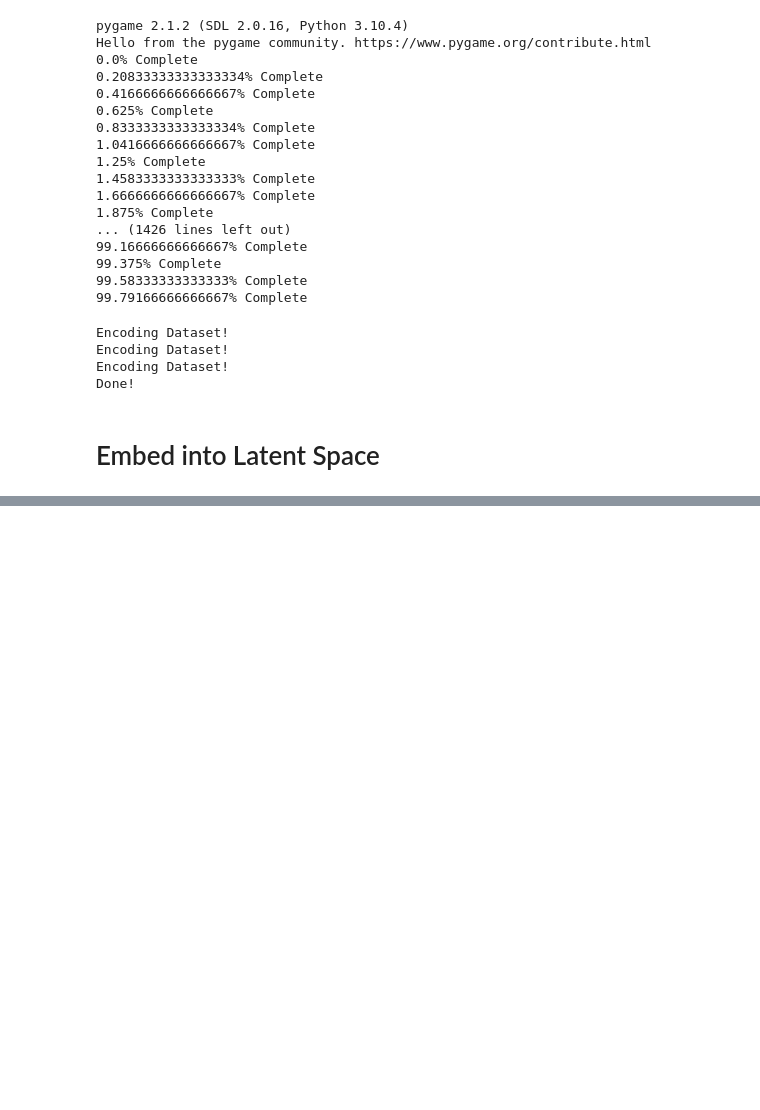
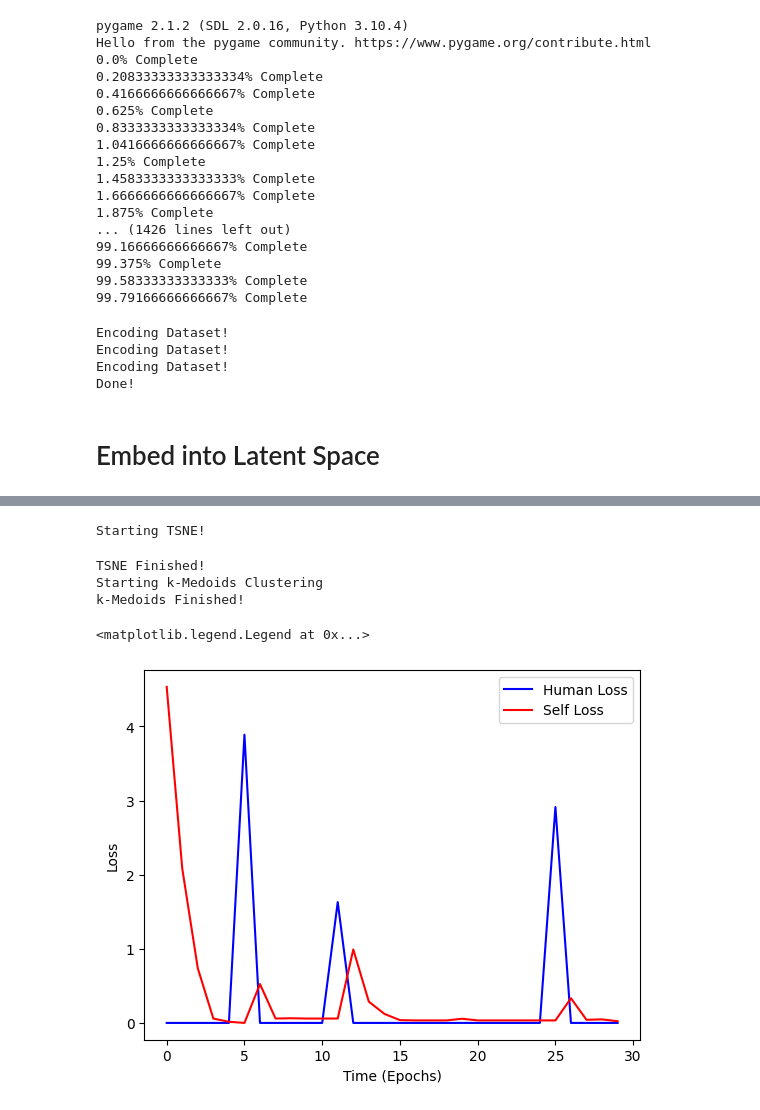
Before and after one commit to Connor-Mattson/SwarmBehaviorDiscovery, a Jupyter notebook: data_construction.ipynb, the cells around one changed output, grey strips where cells are left out. Cells and saved outputs as stored; diff of their text form; code cells hidden in the pictures; blank space fills up the shorter version.

Commit message:
Added HIL Clustering with Triplet Margin Loss

```diff
--- a/data_construction.ipynb
+++ b/data_construction.ipynb
@@ -92,3 +92,9 @@ Encoding Dataset!
 Done!
 # %% [markdown]
 # Embed into Latent Space
+# %%
+from networks.embedding import NoveltyEmbedding
+import torch
+device = torch.device('cuda' if torch.cuda.is_available() else 'cpu')
+network = NoveltyEmbedding().to(device)
+print(network)
@@ -94,0 +119,26 @@ Done!
+# %%
+def network_from_numpy(network, anchor_img, pos_img, neg_img):
+    anchor_input = torch.from_numpy(anchor_img).to(device).float()
+    pos_input = torch.from_numpy(pos_img).to(device).float()
+    neg_input = torch.from_numpy(neg_img).to(device).float()
+
+    anchor_out = network(anchor_input.unsqueeze(0))
+    pos_out = network(pos_input.unsqueeze(0))
+    neg_out = network(neg_input.unsqueeze(0))
+    return anchor_out, pos_out, neg_out
+# %%
+class DataAggregationArchive:
+    def __init__(self):
+        self.archive = np.array([[]])
+
+    def append(self, anchor, pos, neg):
+        if len(self.archive[0]) == 0:
+            self.archive = np.array([[anchor, pos, neg]])
+        else:
+            self.archive = np.concatenate((self.archive, np.array([[anchor, pos, neg]])))
+
+    def __len__(self):
+        return len(self.archive)
+
+    def __getitem__(self, item):
+        return self.archive[item][0], self.archive[item][1], self.archive[item][2]
@@ -225,0 +386,27 @@ k-Medoids Finished!
+# %%
+# Cluster over saved behaviors
+archive = NoveltyArchive()
+for i, (_, genome, behavior, _, _, _, _) in enumerate(anchor_dataset):
+    archive.addToArchive(vec=behavior, genome=genome)
+
+agent_config = ConfigurationDefaults.DIFF_DRIVE_AGENT
+world_config = ConfigurationDefaults.RECTANGULAR_WORLD
+world_config.addAgentConfig(agent_config)
+config = ResultsConfig(archive=archive, k_clusters=7, world_config=world_config, tsne_perplexity=80, tsne_early_exaggeration=2, skip_tsne=False)
+results(config)
+# %% [output]
+Starting TSNE!
+TSNE Finished!
+Starting k-Medoids Clustering
+k-Medoids Finished!
+# %%
+import matplotlib.pyplot as plt
+
+plt.plot(human_l_hist, "b", label='Human Loss')
+plt.plot(self_l_hist, "r", label='Self Loss')
+plt.ylabel("Loss")
+plt.xlabel("Time (Epochs)")
+plt.legend()
+# %% [output]
+<matplotlib.legend.Legend at 0x...>
+[figure, added]
```
Also changed, not shown: parts of 7 cells of this notebook, 4 other files.
